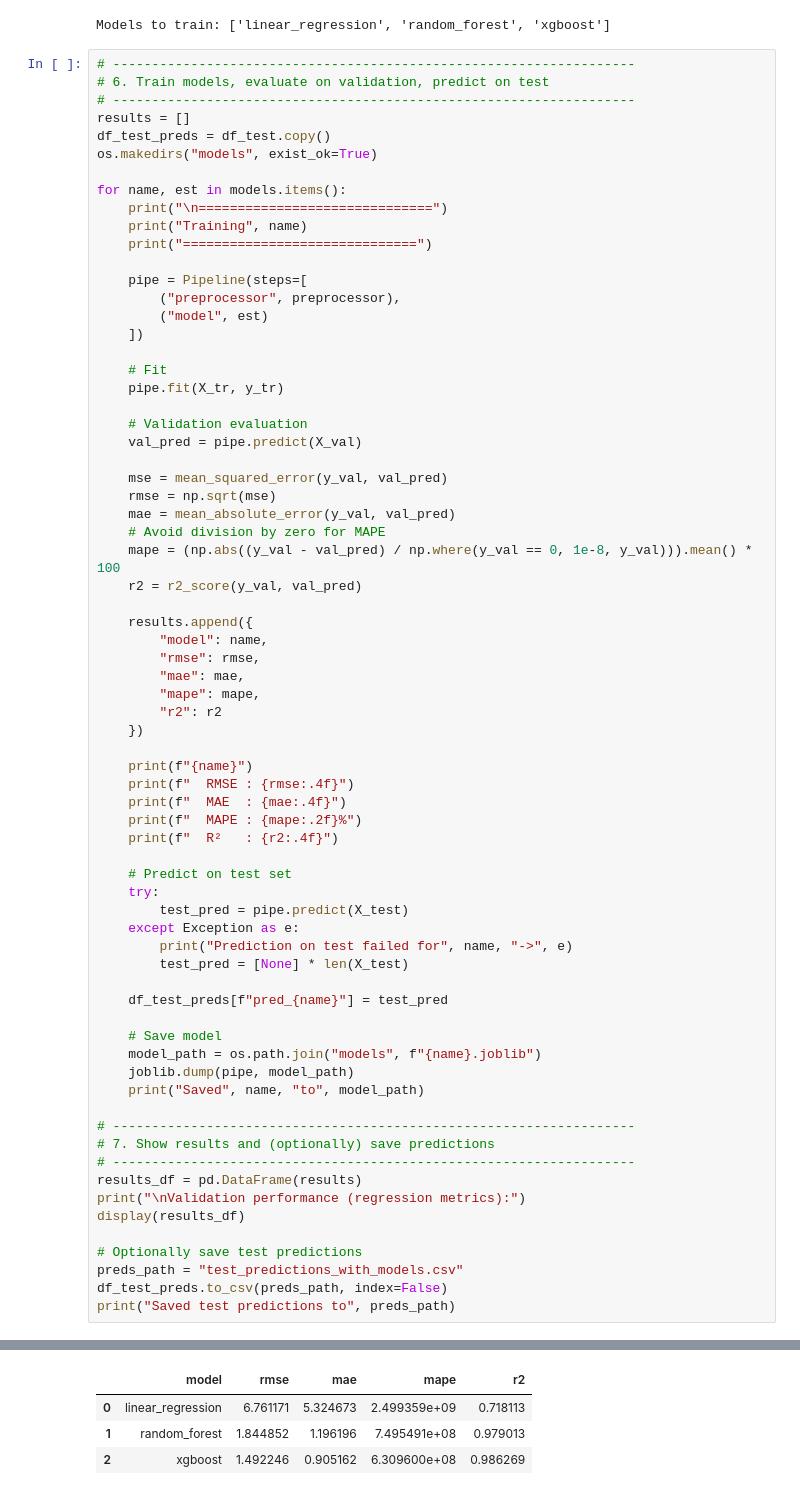
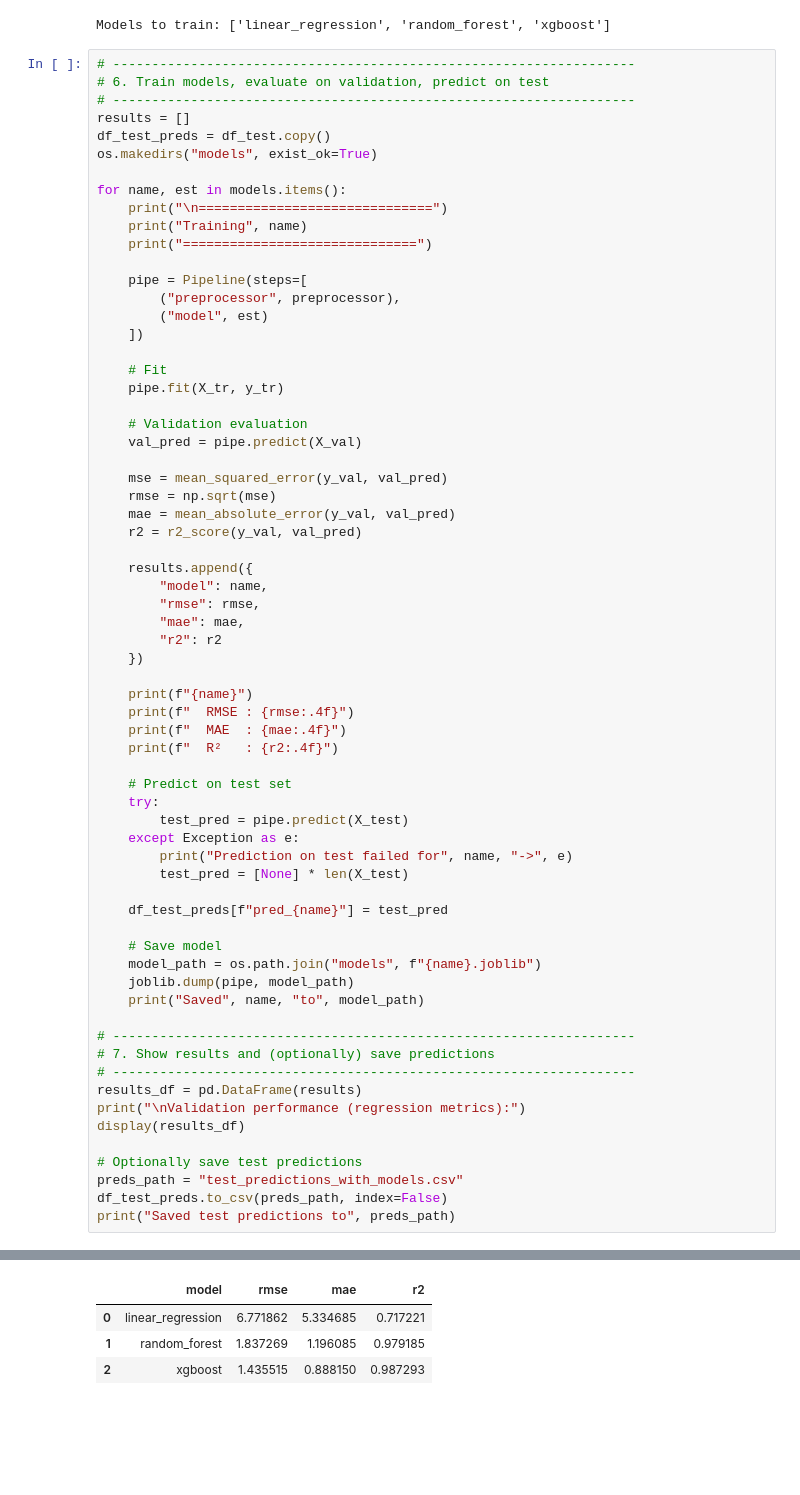
Before and after one commit to diyorbekzokirov/gdp_prediction_developing, a Jupyter notebook: notebooks/model_prediction.ipynb, the cells around one changed output, grey strips where cells are left out. Cells and saved outputs as stored; diff of their text form; blank space fills up the shorter version.

```diff
--- a/notebooks/model_prediction.ipynb
+++ b/notebooks/model_prediction.ipynb
@@ -242,22 +243,18 @@ for name, est in models.items():
     mse = mean_squared_error(y_val, val_pred)
     rmse = np.sqrt(mse)
     mae = mean_absolute_error(y_val, val_pred)
-    # Avoid division by zero for MAPE
-    mape = (np.abs((y_val - val_pred) / np.where(y_val == 0, 1e-8, y_val))).mean() * 100
     r2 = r2_score(y_val, val_pred)
 
     results.append({
         "model": name,
         "rmse": rmse,
         "mae": mae,
-        "mape": mape,
         "r2": r2
     })
 
     print(f"{name}")
     print(f"  RMSE : {rmse:.4f}")
     print(f"  MAE  : {mae:.4f}")
-    print(f"  MAPE : {mape:.2f}%")
     print(f"  R²   : {r2:.4f}")
 
     # Predict on test set
@@ -303,8 +300,8 @@ Training random_forest
 Saved xgboost to models/xgboost.joblib
 
 Validation performance (regression metrics):
-|  | model | rmse | mae | mape | r2 |
-| 0 | linear_regression | 6.761171 | 5.324673 | 2.499359e+09 | 0.718113 |
-| 1 | random_forest | 1.844852 | 1.196196 | 7.495491e+08 | 0.979013 |
-| 2 | xgboost | 1.492246 | 0.905162 | 6.309600e+08 | 0.986269 |
+|  | model | rmse | mae | r2 |
+| 0 | linear_regression | 6.771862 | 5.334685 | 0.717221 |
+| 1 | random_forest | 1.837269 | 1.196085 | 0.979185 |
+| 2 | xgboost | 1.435515 | 0.888150 | 0.987293 |
 Saved test predictions to test_predictions_with_models.csv
```
Also changed, not shown: parts of 3 cells of this notebook, 4 other files.
